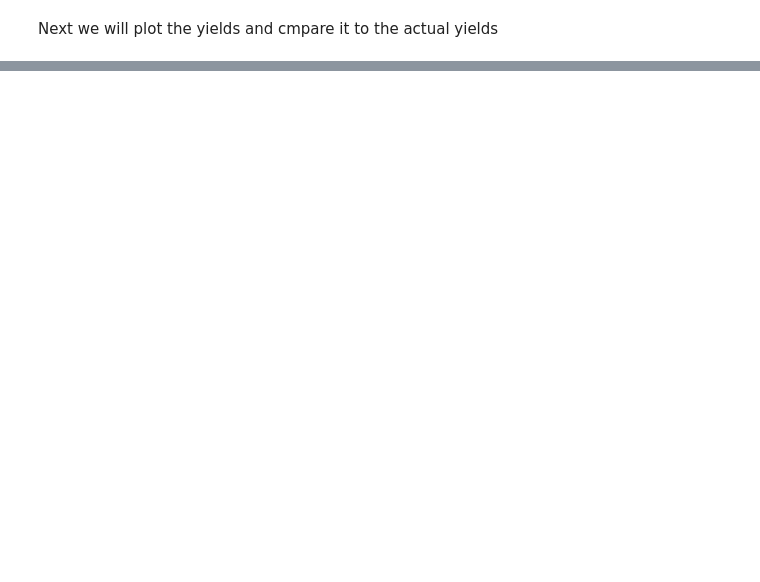
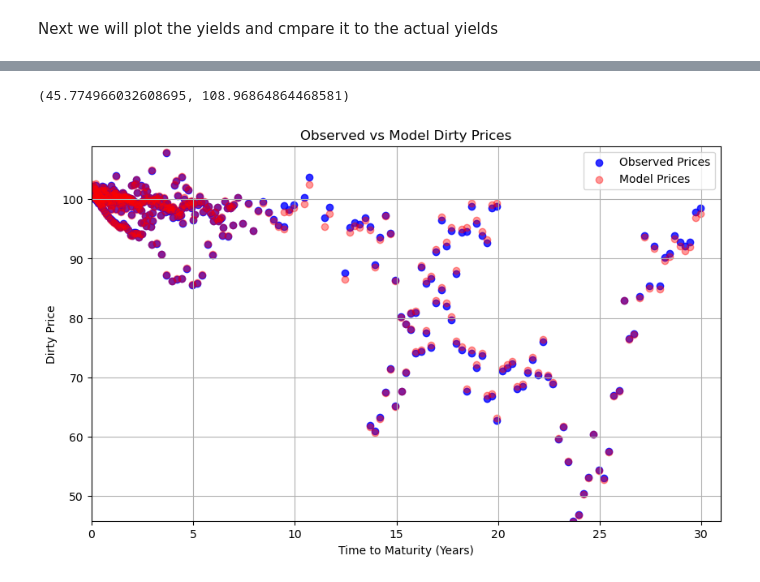
Before and after one commit to elopezarb/zcb_treasury_curve, a Jupyter notebook: notebooks/ZCB Bond Yield Curve.ipynb, the cells around one changed output, grey strips where cells are left out. Drawn from its saved outputs; the diff is of its cells as text; code cells hidden in the pictures; blank space fills up the shorter version.

```diff
--- a/notebooks/ZCB Bond Yield Curve.ipynb
+++ b/notebooks/ZCB Bond Yield Curve.ipynb
@@ -700,0 +715,16 @@ array([11., 26.])
+# %%
+# plot prices
+plt.figure(figsize=(10, 6))
+plt.scatter(bond_data['DTM']/365.25, bond_data['Dirty Price'],
+                color='blue', label='Observed Prices', alpha=0.8)
+plt.scatter(bond_data['DTM']/365.25, model_prices, color='red', label='Model Prices', alpha=0.4)
+plt.title('Observed vs Model Dirty Prices')
+plt.xlabel('Time to Maturity (Years)')
+plt.ylabel('Dirty Price')
+plt.legend()
+plt.grid(True)
+plt.xlim(0, max(bond_data['DTM']/365.25) + 1)
+plt.ylim(bond_data['Dirty Price'].min(), max(bond_data['Dirty Price'].max(), max(model_prices)) + 1)
+# %% [output]
+(45.774966032608695, 108.96864864468581)
+[figure, added]
```
Also changed, not shown: parts of 5 cells of this notebook.
